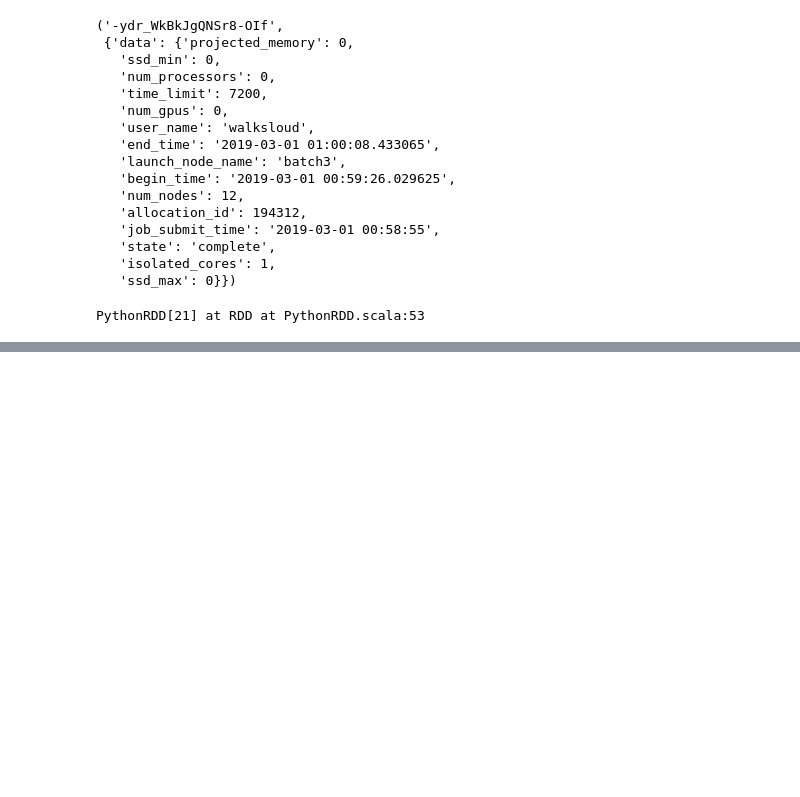
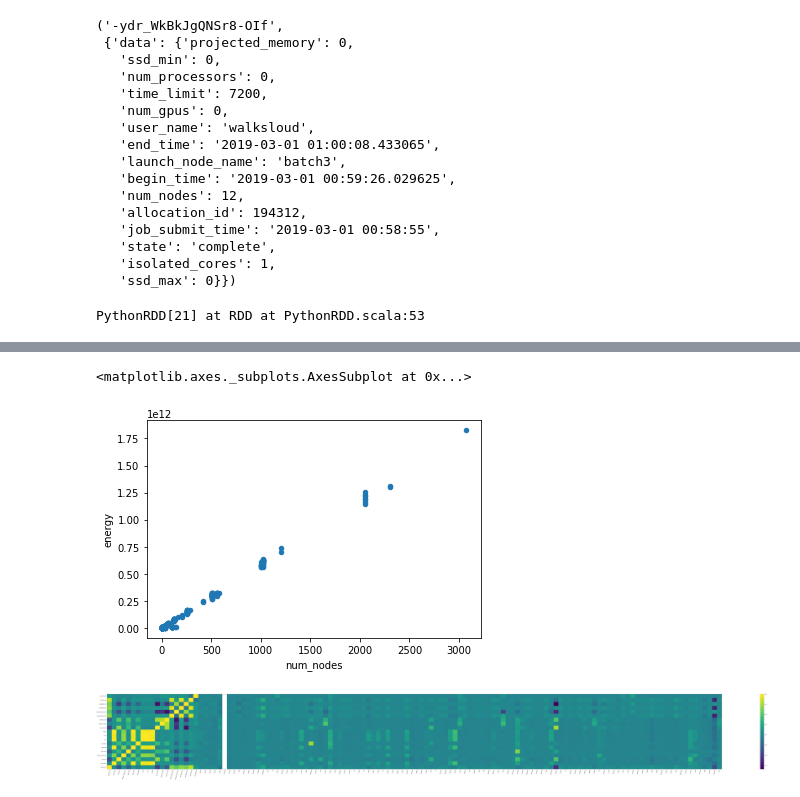
Before and after one commit to mew2057/CAST, a Jupyter notebook: csm_big_data/python3/sandbox.ipynb, the cells around one changed output, grey strips where cells are left out. Saved outputs shown, nothing was run; the diff lists cells and outputs as text; code cells hidden in the pictures; blank space fills up the shorter version.

Commit message:
Made serious progress on correlations and data processing. Added a list of all correlations greater than .5

```diff
--- a/csm_big_data/python3/sandbox.ipynb
+++ b/csm_big_data/python3/sandbox.ipynb
@@ -319,11 +400,10 @@ jDF.write.mode("overwrite").option("header", "true").csv("/tmp/joinDataFrame.csv
 uJDF = jDF.makeDate("job_submit_time")\
     .makeDate("begin_time")\
     .makeDate("end_time")\
+    .processDateRange("begin_time","end_time","job_run_time")\
+    .processDateRange("job_submit_time","begin_time","submit_to_begin")\
+    .processDateRange("job_submit_time","end_time","submit_to_end")\
+    .addTimeOfDay("job_submit_time","begin_time","end_time")\
     .makeDummies("launch_node_name")\
     .makeDummies("state")\
     .makeDummies("user_name")
-# %%
-# NOTE DON'T RUN THIS TWICE, IT KILLS THE DUMMY COLUMN LOGIC!
-#uJDF.getDummyCols("_base","user_name", "account","launch_node_name","state","job_type"))
-featureCols = uJDF.getDummyCols()
-uJDF = uJDF.drop()
@@ -329,0 +431,10 @@ uJDF = uJDF.drop()
+# %%
+uJDF        = uJDF.dropSafe()                 # Drop Rows with Null fields
+normCols    = uJDF.getDummyCols("_base")[4:]  # Get the columns that need to be normalized.
+
+uJDF        = uJDF.cleanFeatures(normCols)    # Drop columns withh no variance
+featureCols = uJDF.getDummyCols()[4:]             # Build the feature columns
+normCols    = uJDF.getDummyCols("_base")[4:]  # Get the columns that need to be normalized (changed above)
+
+
+features    = uJDF.rdd.map(lambda row: row[4:]) # Build the feature rdd.
@@ -386,0 +493,3 @@ uJDF.columns
+# %%
+pdDF = uJDF.toPandas()
+pdDF
@@ -386,0 +515,42 @@ uJDF.columns
+# %%
+pdDF[["energy","num_nodes"]].plot(x="num_nodes", y="energy", kind="scatter")
+# %% [output]
+<matplotlib.axes._subplots.AxesSubplot at 0x...>
+[figure, added]
+# %%
+from matplotlib.pyplot import figure
+
+cHeight = len(uJDF.getDummyCols("_base")) - 3 #+ len(uJDF.getDummyCols("launch_node_name"))
+
+# There's a bug in the spark version?
+correlation = pdDF.corr()
+sCor        = correlation.head(cHeight)
+
+
+# Let's do a heatmap
+# Generate the correlation heat map and axis
+fig, ax = plt.subplots()
+hm = plt.pcolor(sCor)
+
+fig.set_figheight(15)
+fig.set_figwidth(150)
+
+hm.EdgeColor = [1, 0.7, 0.3];
+hm.LineWidth = 6;
+
+# Move ticks and labels to the center
+ax.set_xticks(np.arange(sCor.shape[1]) + 0.5, minor=False)
+ax.set_yticks(np.arange(sCor.shape[0]) + 0.5, minor=False)
+
+# Insert labels
+ax.set_xticklabels(sCor.columns, minor=False)
+ax.set_yticklabels(sCor.index, minor=False)
+
+# Rotate label
+plt.xticks(rotation=75)
+
+# Plot the color guide and show the correlation
+plt.colorbar()
+plt.show()
+# %% [output]
+[figure, added]
```
Also changed, not shown: parts of 18 cells of this notebook.
